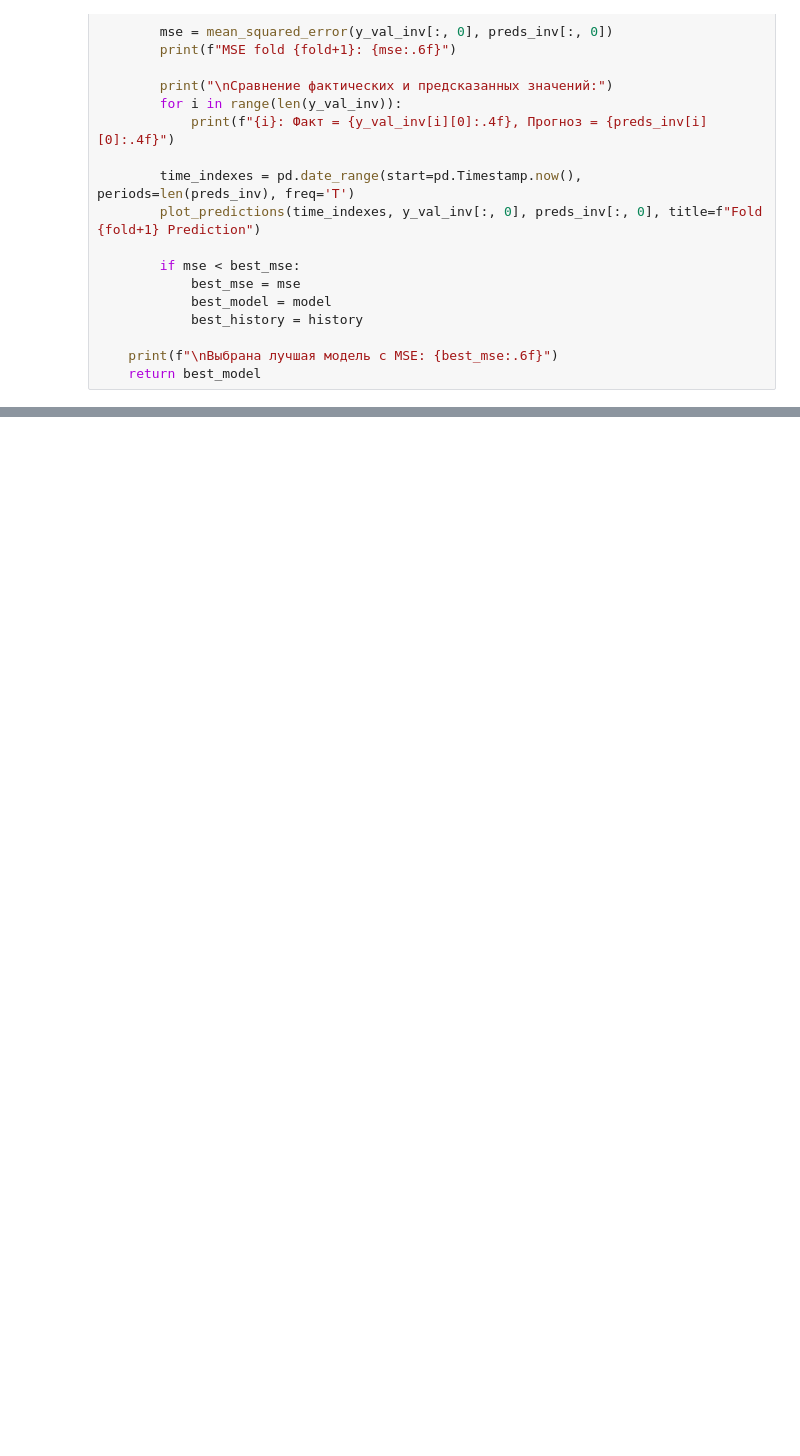
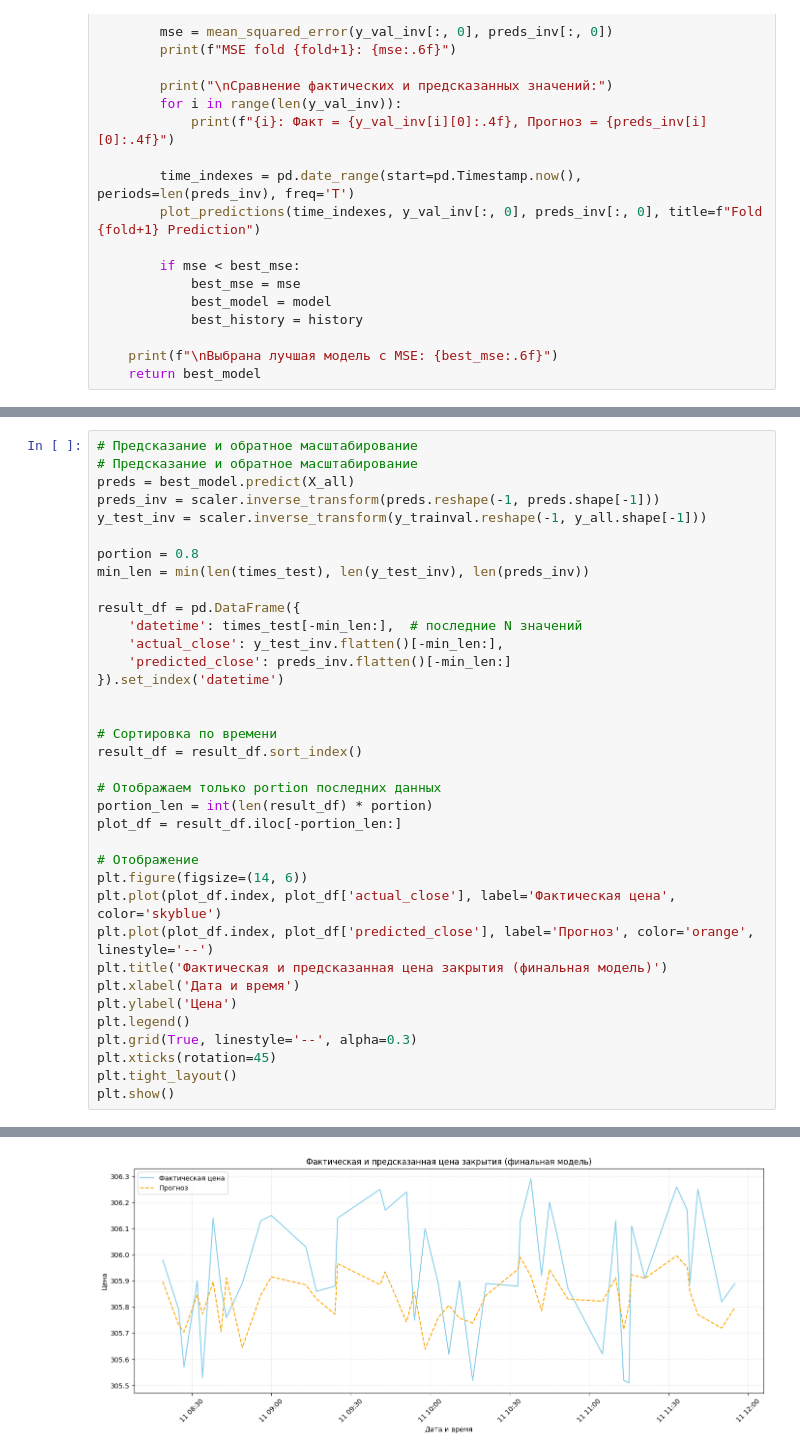
Before and after one commit to TsarevichAlexey/python_neuro_am, a Jupyter notebook: test_validation.ipynb, the cells around one changed output, grey strips where cells are left out. Drawn from its saved outputs; the diff is of its cells as text; blank space fills up the shorter version.

Commit message:
Вроде адекватная валидация, загрузка данных портфеля работает, но отрисовка страницы некорректна

```diff
--- a/test_validation.ipynb
+++ b/test_validation.ipynb
@@ -271,0 +274,37 @@ MSE fold 4: 0.681426
+# %%
+# Предсказание и обратное масштабирование
+# Предсказание и обратное масштабирование
+preds = best_model.predict(X_all)
+preds_inv = scaler.inverse_transform(preds.reshape(-1, preds.shape[-1]))
+y_test_inv = scaler.inverse_transform(y_trainval.reshape(-1, y_all.shape[-1]))
+
+portion = 0.8
+min_len = min(len(times_test), len(y_test_inv), len(preds_inv))
+
+result_df = pd.DataFrame({
+    'datetime': times_test[-min_len:],  # последние N значений
+    'actual_close': y_test_inv.flatten()[-min_len:],
+    'predicted_close': preds_inv.flatten()[-min_len:]
+}).set_index('datetime')
+
+
+# Сортировка по времени
+result_df = result_df.sort_index()
+
+# Отображаем только portion последних данных
+portion_len = int(len(result_df) * portion)
+plot_df = result_df.iloc[-portion_len:]
+
+# Отображение
+plt.figure(figsize=(14, 6))
+plt.plot(plot_df.index, plot_df['actual_close'], label='Фактическая цена', color='skyblue')
+plt.plot(plot_df.index, plot_df['predicted_close'], label='Прогноз', color='orange', linestyle='--')
+plt.title('Фактическая и предсказанная цена закрытия (финальная модель)')
+plt.xlabel('Дата и время')
+plt.ylabel('Цена')
+plt.legend()
+plt.grid(True, linestyle='--', alpha=0.3)
+plt.xticks(rotation=45)
+plt.tight_layout()
+plt.show()
+# %% [output]
@@ -271,0 +312 @@ MSE fold 4: 0.681426
+[figure, added]
```
Also changed, not shown: parts of 5 cells of this notebook, 2 other files.
